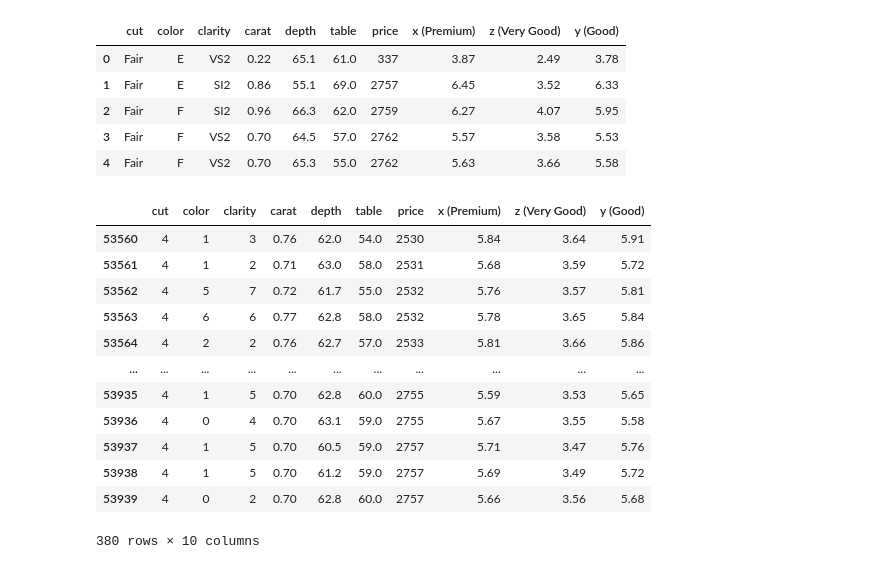
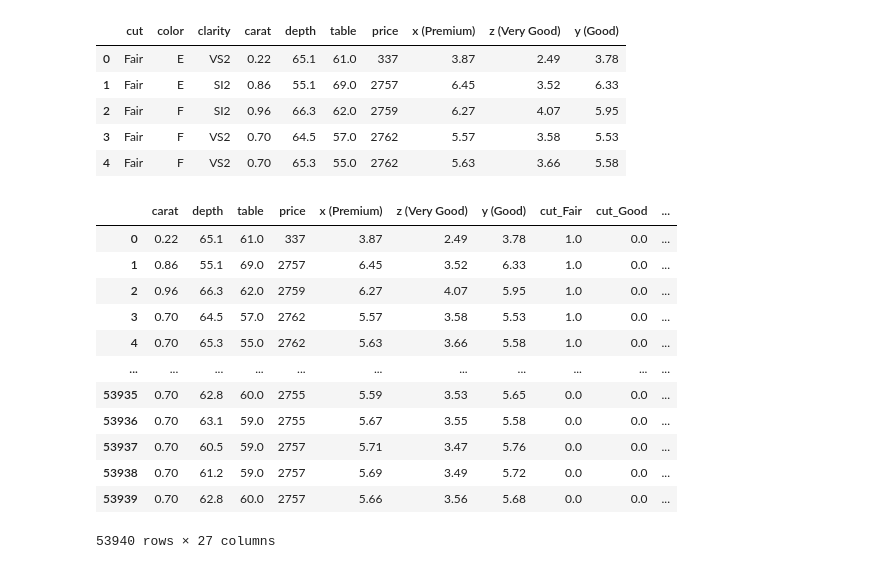
Before and after one commit to Muneer911/diamond-prediction-ML-model-v1, a Jupyter notebook: notebooks/1_data_exploration.ipynb, the cells around one changed output. Cells and saved outputs as stored; diff of their text form; code cells hidden in the pictures.

Commit message:
Add new data preprocessing steps and improve model training efficiency

```diff
--- a/notebooks/1_data_exploration.ipynb
+++ b/notebooks/1_data_exploration.ipynb
@@ -107,32 +107,36 @@ df.head()
 | 2 | Fair | F | SI2 | 0.96 | 66.3 | 62.0 | 2759 | 6.27 | 4.07 | 5.95 |
 | 3 | Fair | F | VS2 | 0.70 | 64.5 | 57.0 | 2762 | 5.57 | 3.58 | 5.53 |
 | 4 | Fair | F | VS2 | 0.70 | 65.3 | 55.0 | 2762 | 5.63 | 3.66 | 5.58 |
-# %%
-
-# Define categorical features
-categorical_features = ['cut', 'color', 'clarity']
-
-# Convert categorical features to numerical features using label encoding
-
-label_encoders = {}
-for feature in categorical_features:
-    le = LabelEncoder()
-    df[feature] = le.fit_transform(df[feature])
-    label_encoders[feature] = le
-
-df.tail(380)
-# %% [output]
-|  | cut | color | clarity | carat | depth | table | price | x (Premium) | z (Very Good) | y (Good) |
-| 53560 | 4 | 1 | 3 | 0.76 | 62.0 | 54.0 | 2530 | 5.84 | 3.64 | 5.91 |
-| 53561 | 4 | 1 | 2 | 0.71 | 63.0 | 58.0 | 2531 | 5.68 | 3.59 | 5.72 |
-| 53562 | 4 | 5 | 7 | 0.72 | 61.7 | 55.0 | 2532 | 5.76 | 3.57 | 5.81 |
-| 53563 | 4 | 6 | 6 | 0.77 | 62.8 | 58.0 | 2532 | 5.78 | 3.65 | 5.84 |
-| 53564 | 4 | 2 | 2 | 0.76 | 62.7 | 57.0 | 2533 | 5.81 | 3.66 | 5.86 |
-| ... | ... | ... | ... | ... | ... | ... | ... | ... | ... | ... |
-| 53935 | 4 | 1 | 5 | 0.70 | 62.8 | 60.0 | 2755 | 5.59 | 3.53 | 5.65 |
-| 53936 | 4 | 0 | 4 | 0.70 | 63.1 | 59.0 | 2755 | 5.67 | 3.55 | 5.58 |
-| 53937 | 4 | 1 | 5 | 0.70 | 60.5 | 59.0 | 2757 | 5.71 | 3.47 | 5.76 |
-| 53938 | 4 | 1 | 5 | 0.70 | 61.2 | 59.0 | 2757 | 5.69 | 3.49 | 5.72 |
-| 53939 | 4 | 0 | 2 | 0.70 | 62.8 | 60.0 | 2757 | 5.66 | 3.56 | 5.68 |
-380 rows × 10 columns
+# %%
+
+# Define categorical features
+categorical_features = ['cut', 'color', 'clarity']
+
+# Convert categorical features to numerical features using label encoding
+
+onehot_encoder = OneHotEncoder(sparse_output=False, handle_unknown="ignore")  # Create OneHotEncoder instance
+encoded_features = onehot_encoder.fit_transform(df[categorical_features])  # Transform categorical features
+
+encoded_feature_names = onehot_encoder.get_feature_names_out(categorical_features)
+encoded_df = pd.DataFrame(encoded_features, columns=encoded_feature_names, index=df.index)
+
+# Drop the original categorical features and concatenate the one-hot encoded features
+df = df.drop(columns=categorical_features)
+df = pd.concat([df, encoded_df], axis=1)
+# %%
+df
+# %% [output]
+|  | carat | depth | table | price | x (Premium) | z (Very Good) | y (Good) | cut_Fair | cut_Good | ... |
+| 0 | 0.22 | 65.1 | 61.0 | 337 | 3.87 | 2.49 | 3.78 | 1.0 | 0.0 | ... |
+| 1 | 0.86 | 55.1 | 69.0 | 2757 | 6.45 | 3.52 | 6.33 | 1.0 | 0.0 | ... |
+| 2 | 0.96 | 66.3 | 62.0 | 2759 | 6.27 | 4.07 | 5.95 | 1.0 | 0.0 | ... |
+| 3 | 0.70 | 64.5 | 57.0 | 2762 | 5.57 | 3.58 | 5.53 | 1.0 | 0.0 | ... |
+| 4 | 0.70 | 65.3 | 55.0 | 2762 | 5.63 | 3.66 | 5.58 | 1.0 | 0.0 | ... |
+| ... | ... | ... | ... | ... | ... | ... | ... | ... | ... | ... |
+| 53935 | 0.70 | 62.8 | 60.0 | 2755 | 5.59 | 3.53 | 5.65 | 0.0 | 0.0 | ... |
+| 53936 | 0.70 | 63.1 | 59.0 | 2755 | 5.67 | 3.55 | 5.58 | 0.0 | 0.0 | ... |
+| 53937 | 0.70 | 60.5 | 59.0 | 2757 | 5.71 | 3.47 | 5.76 | 0.0 | 0.0 | ... |
+| 53938 | 0.70 | 61.2 | 59.0 | 2757 | 5.69 | 3.49 | 5.72 | 0.0 | 0.0 | ... |
+| 53939 | 0.70 | 62.8 | 60.0 | 2757 | 5.66 | 3.56 | 5.68 | 0.0 | 0.0 | ... |
+53940 rows × 27 columns
 # %%
```
Also changed, not shown: parts of 2 cells of this notebook.
